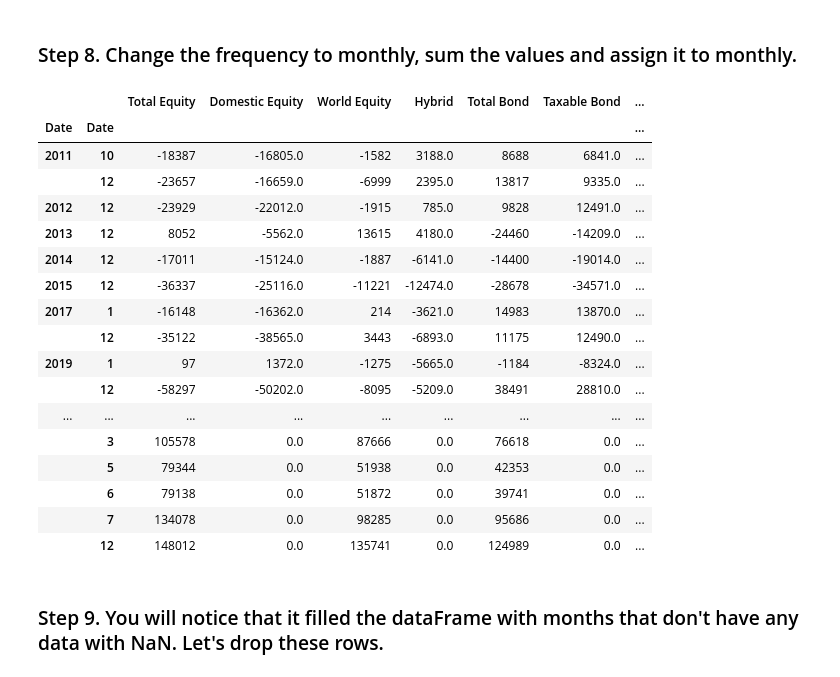
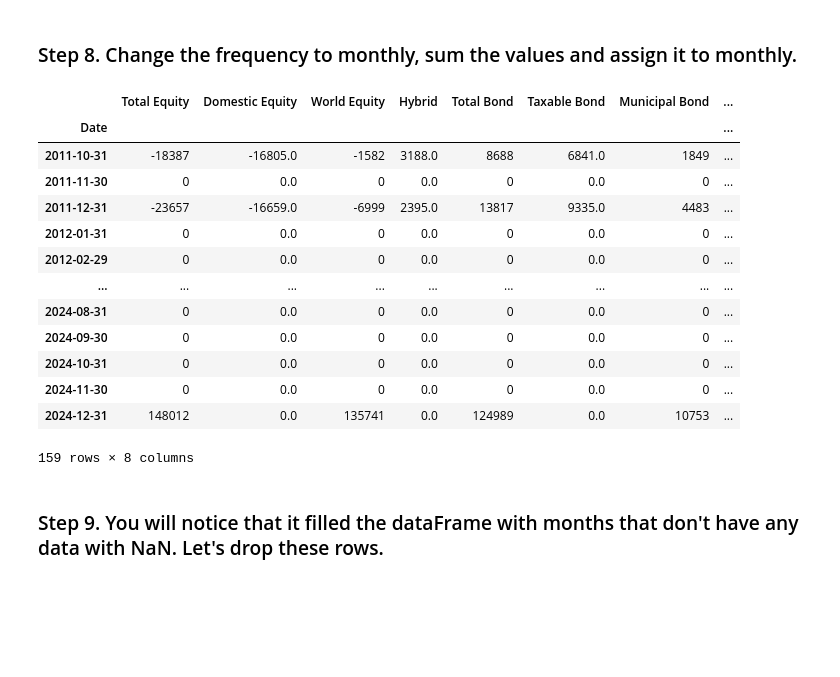
Before and after one commit to coretlwww/pandas_exercises, a Jupyter notebook: 09_Time_Series/Investor_Flow_of_Funds_US/Exercises.ipynb, the cells around one changed output. Saved outputs shown, nothing was run; the diff lists cells and outputs as text; code cells hidden in the pictures; blank space fills up the shorter version.

```diff
--- a/09_Time_Series/Investor_Flow_of_Funds_US/Exercises.ipynb
+++ b/09_Time_Series/Investor_Flow_of_Funds_US/Exercises.ipynb
@@ -72,27 +73,23 @@ called.index.dtype
 dtype('<M8[ns]')
 # %% [markdown]
 ### Step 8.  Change the frequency to monthly, sum the values and assign it to monthly.
-# %%
-monthly_fr = called.groupby([called.index.year, called.index.month]).sum()
-monthly_fr
-# %% [output]
-|  |  | Total Equity | Domestic Equity | World Equity | Hybrid | Total Bond | Taxable Bond | ... |
-| Date | Date |  |  |  |  |  |  | ... |
-| 2011 | 10 | -18387 | -16805.0 | -1582 | 3188.0 | 8688 | 6841.0 | ... |
-|  | 12 | -23657 | -16659.0 | -6999 | 2395.0 | 13817 | 9335.0 | ... |
-| 2012 | 12 | -23929 | -22012.0 | -1915 | 785.0 | 9828 | 12491.0 | ... |
-| 2013 | 12 | 8052 | -5562.0 | 13615 | 4180.0 | -24460 | -14209.0 | ... |
-| 2014 | 12 | -17011 | -15124.0 | -1887 | -6141.0 | -14400 | -19014.0 | ... |
-| 2015 | 12 | -36337 | -25116.0 | -11221 | -12474.0 | -28678 | -34571.0 | ... |
-| 2017 | 1 | -16148 | -16362.0 | 214 | -3621.0 | 14983 | 13870.0 | ... |
-|  | 12 | -35122 | -38565.0 | 3443 | -6893.0 | 11175 | 12490.0 | ... |
-| 2019 | 1 | 97 | 1372.0 | -1275 | -5665.0 | -1184 | -8324.0 | ... |
-|  | 12 | -58297 | -50202.0 | -8095 | -5209.0 | 38491 | 28810.0 | ... |
-| ... | ... | ... | ... | ... | ... | ... | ... | ... |
-|  | 3 | 105578 | 0.0 | 87666 | 0.0 | 76618 | 0.0 | ... |
-|  | 5 | 79344 | 0.0 | 51938 | 0.0 | 42353 | 0.0 | ... |
-|  | 6 | 79138 | 0.0 | 51872 | 0.0 | 39741 | 0.0 | ... |
-|  | 7 | 134078 | 0.0 | 98285 | 0.0 | 95686 | 0.0 | ... |
-|  | 12 | 148012 | 0.0 | 135741 | 0.0 | 124989 | 0.0 | ... |
+# %%
+monthly = called.resample('ME').sum()
+monthly
+# %% [output]
+|  | Total Equity | Domestic Equity | World Equity | Hybrid | Total Bond | Taxable Bond | Municipal Bond | ... |
+| Date |  |  |  |  |  |  |  | ... |
+| 2011-10-31 | -18387 | -16805.0 | -1582 | 3188.0 | 8688 | 6841.0 | 1849 | ... |
+| 2011-11-30 | 0 | 0.0 | 0 | 0.0 | 0 | 0.0 | 0 | ... |
+| 2011-12-31 | -23657 | -16659.0 | -6999 | 2395.0 | 13817 | 9335.0 | 4483 | ... |
+| 2012-01-31 | 0 | 0.0 | 0 | 0.0 | 0 | 0.0 | 0 | ... |
+| 2012-02-29 | 0 | 0.0 | 0 | 0.0 | 0 | 0.0 | 0 | ... |
+| ... | ... | ... | ... | ... | ... | ... | ... | ... |
+| 2024-08-31 | 0 | 0.0 | 0 | 0.0 | 0 | 0.0 | 0 | ... |
+| 2024-09-30 | 0 | 0.0 | 0 | 0.0 | 0 | 0.0 | 0 | ... |
+| 2024-10-31 | 0 | 0.0 | 0 | 0.0 | 0 | 0.0 | 0 | ... |
+| 2024-11-30 | 0 | 0.0 | 0 | 0.0 | 0 | 0.0 | 0 | ... |
+| 2024-12-31 | 148012 | 0.0 | 135741 | 0.0 | 124989 | 0.0 | 10753 | ... |
+159 rows × 8 columns
 # %% [markdown]
 ### Step 9. You will notice that it filled the dataFrame with months that don't have any data with NaN. Let's drop these rows.
```
Also changed, not shown: parts of 5 cells of this notebook, 1 other file.
